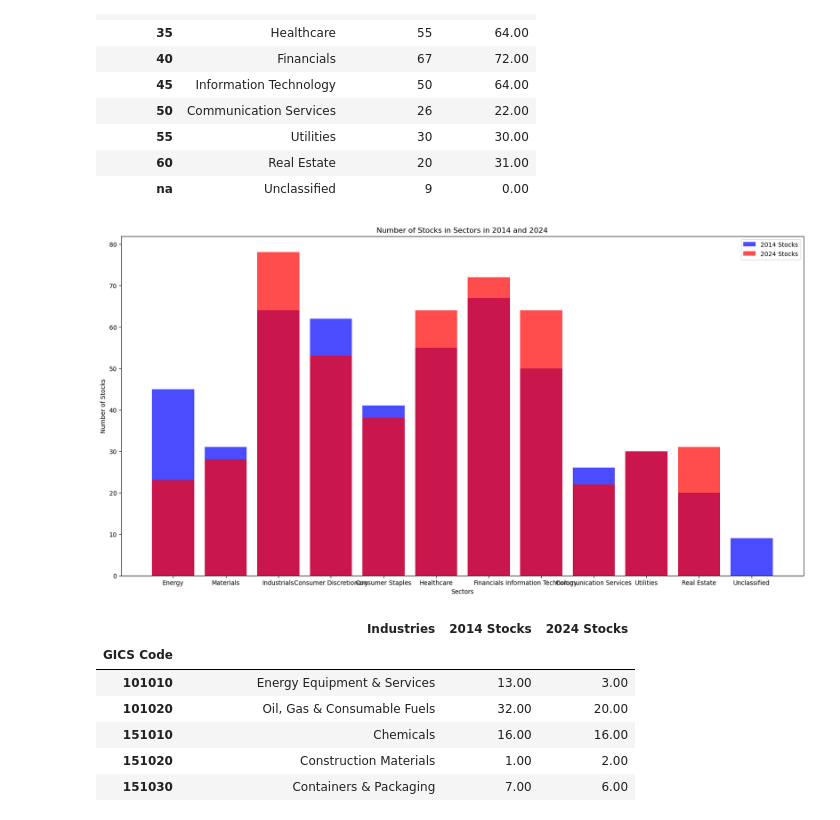
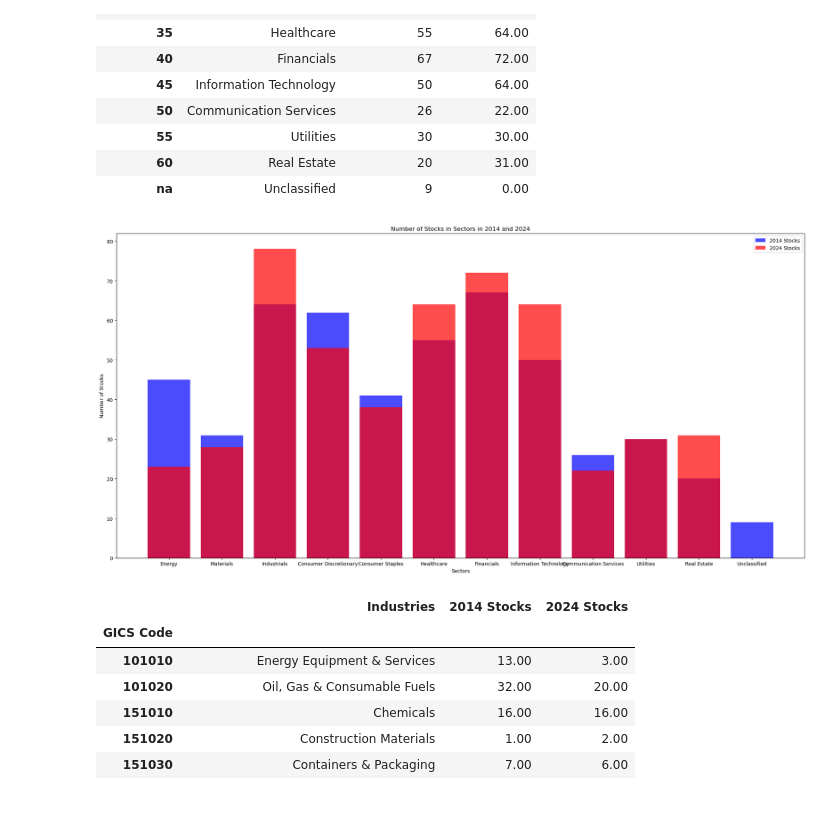
Before and after one commit to KiranReddy0808/FE5214-Introduction-to-quant-investing, a Jupyter notebook: Assignment 1/Assignment1.ipynb, the cells around one changed output. Saved outputs shown, nothing was run; the diff lists cells and outputs as text; code cells hidden in the pictures.

```diff
--- a/Assignment 1/Assignment1.ipynb
+++ b/Assignment 1/Assignment1.ipynb
@@ -241,14 +241,15 @@ sector_df
 # %%
 plt.figure(figsize=(20, 10))
 plt.bar(sector_df['Sectors'], sector_df['2014 Stocks'], color='b', alpha=0.7, label='2014 Stocks')
 plt.bar(sector_df['Sectors'], sector_df['2024 Stocks'], color='r', alpha=0.7, label='2024 Stocks')
 plt.xlabel('Sectors')
 plt.ylabel('Number of Stocks')
 plt.title('Number of Stocks in Sectors in 2014 and 2024')
+plt.tight_layout()
 plt.legend()
 plt.show()
 # %% [output]
-[figure, old version]
+[figure, new version]
 # %%
 industry_df_2014 = pd.DataFrame.from_dict(no_of_stocks_industry_2014, orient='index', columns=['2014 Stocks'])
 industry_df_2024 = pd.DataFrame.from_dict(no_of_stocks_industry_2024, orient='index', columns=['2024 Stocks'])
```
Also changed, not shown: parts of 3 cells of this notebook.
